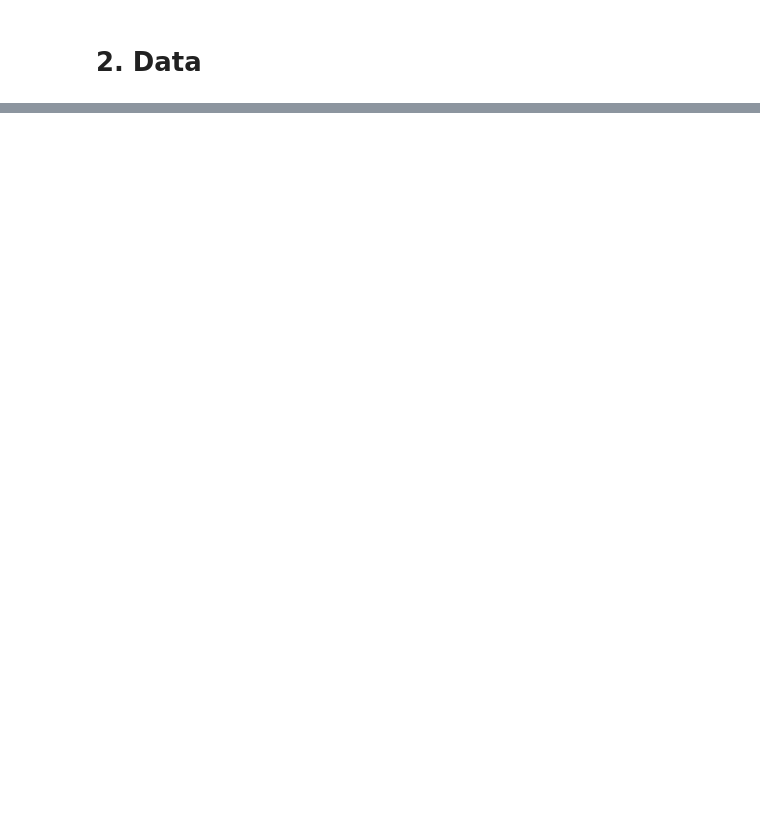
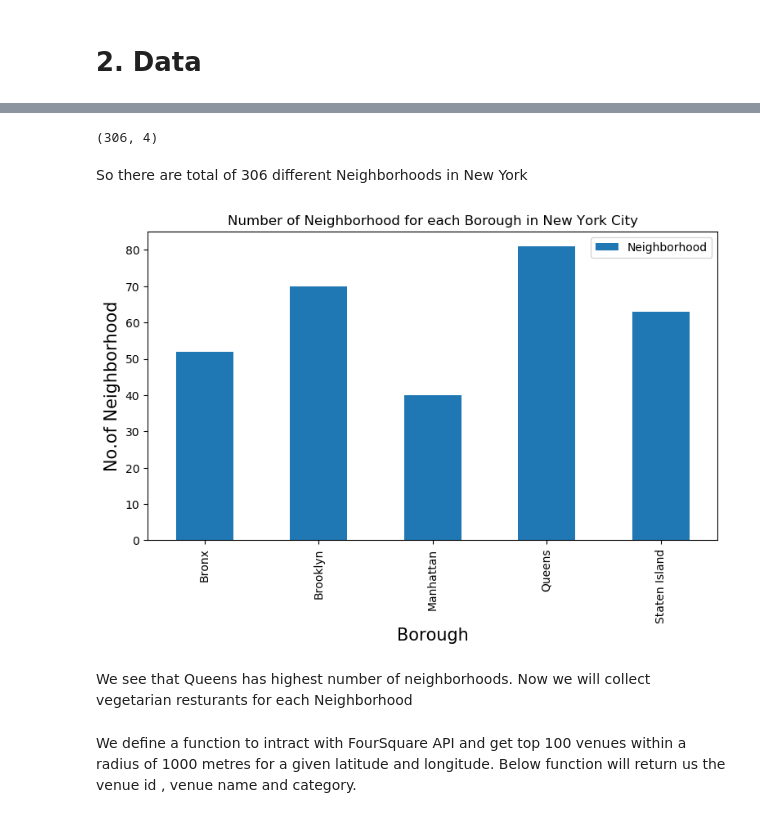
Before and after one commit to phuocph2/Capstone-Project, a Jupyter notebook: Capstone-Project.ipynb, the cells around one changed output, grey strips where cells are left out. Saved outputs shown, nothing was run; the diff lists cells and outputs as text; code cells hidden in the pictures; blank space fills up the shorter version.

```diff
--- a/Capstone-Project.ipynb
+++ b/Capstone-Project.ipynb
@@ -25,0 +56,31 @@ The Methodology section will describe the main components of our analysis and pr
+# %%
+!wget -q -O 'newyork_data.json' https://cocl.us/new_york_dataset
+
+# load the data.
+with open('newyork_data.json') as json_data:
+    newyork_data = json.load(json_data)
+
+neighborhoods_data = newyork_data['features']
+
+# define the dataframe columns
+column_names = ['Borough', 'Neighborhood', 'Latitude', 'Longitude']
+
+# instantiate the dataframe
+new_york_data = pd.DataFrame(columns=column_names)
+
+# Then let's loop through the data and fill the dataframe one row at a time.
+for data in neighborhoods_data:
+    borough = neighborhood_name = data['properties']['borough']
+    neighborhood_name = data['properties']['name']
+
+    neighborhood_latlon = data['geometry']['coordinates']
+    neighborhood_lat = neighborhood_latlon[1]
+    neighborhood_lon = neighborhood_latlon[0]
+
+    new_york_data = new_york_data.append({'Borough': borough,
+                                          'Neighborhood': neighborhood_name,
+                                          'Latitude': neighborhood_lat,
+                                          'Longitude': neighborhood_lon}, ignore_index=True)
+
+# Quickly examine the resulting dataframe.
+new_york_data.head()
@@ -25,0 +94,26 @@ The Methodology section will describe the main components of our analysis and pr
+# %%
+new_york_data.shape
+# %% [output]
+(306, 4)
+# %% [markdown]
+So there are total of 306 different Neighborhoods in New York
+# %%
+plt.figure(figsize=(9,5), dpi = 100)
+# title
+plt.title('Number of Neighborhood for each Borough in New York City')
+#On x-axis
+plt.xlabel('Borough', fontsize = 15)
+#On y-axis
+plt.ylabel('No.of Neighborhood', fontsize=15)
+#giving a bar plot
+new_york_data.groupby('Borough')['Neighborhood'].count().plot(kind='bar')
+#legend
+plt.legend()
+#displays the plot
+plt.show()
+# %% [output]
+[figure, added]
+# %% [markdown]
+We see that Queens has highest number of neighborhoods. Now we will collect vegetarian resturants for each Neighborhood
+# %% [markdown]
+We define a function to intract with FourSquare API and get top 100 venues within a radius of 1000 metres for a given latitude and longitude. Below function will return us the venue id , venue name and category.
```
Also changed, not shown: parts of 72 cells of this notebook.
